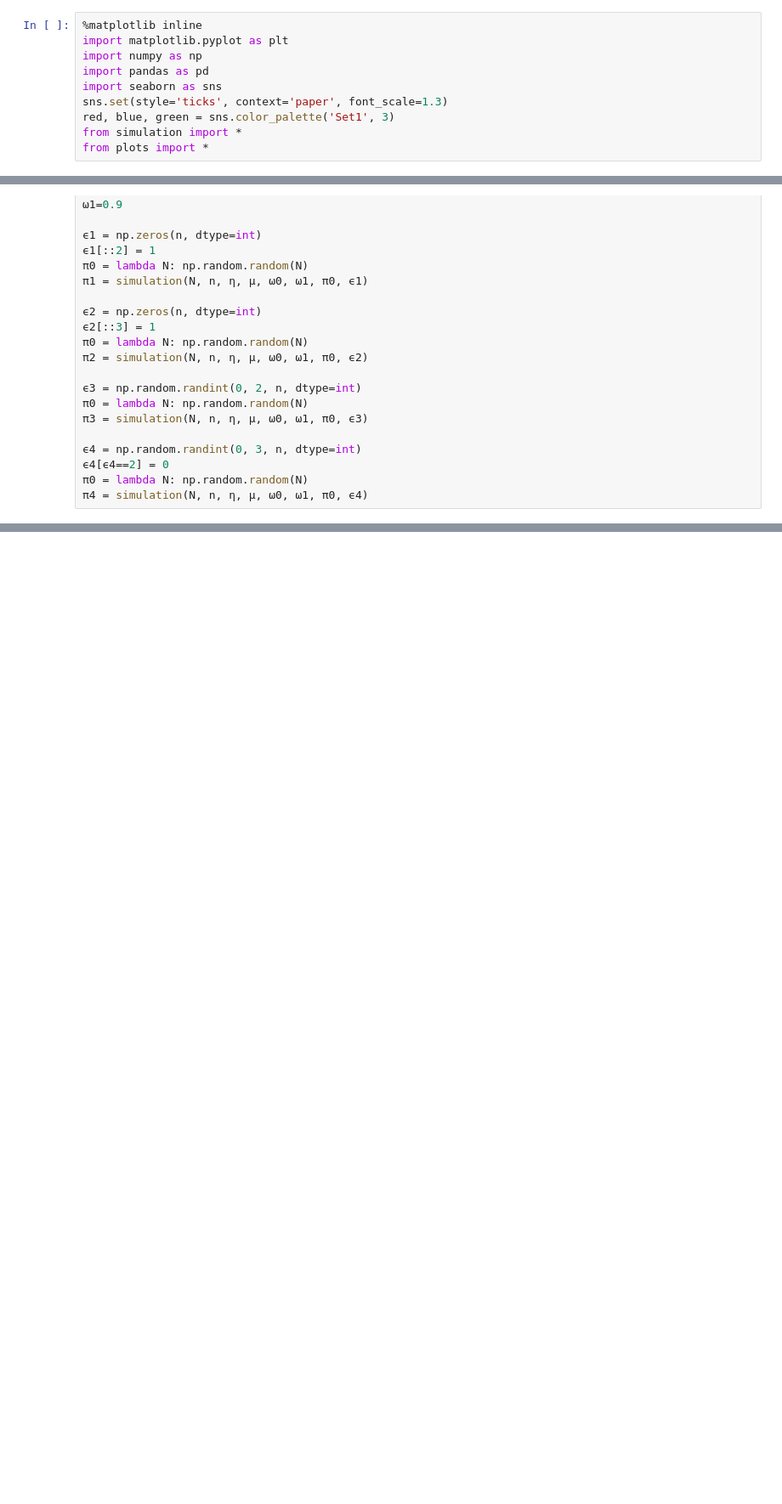
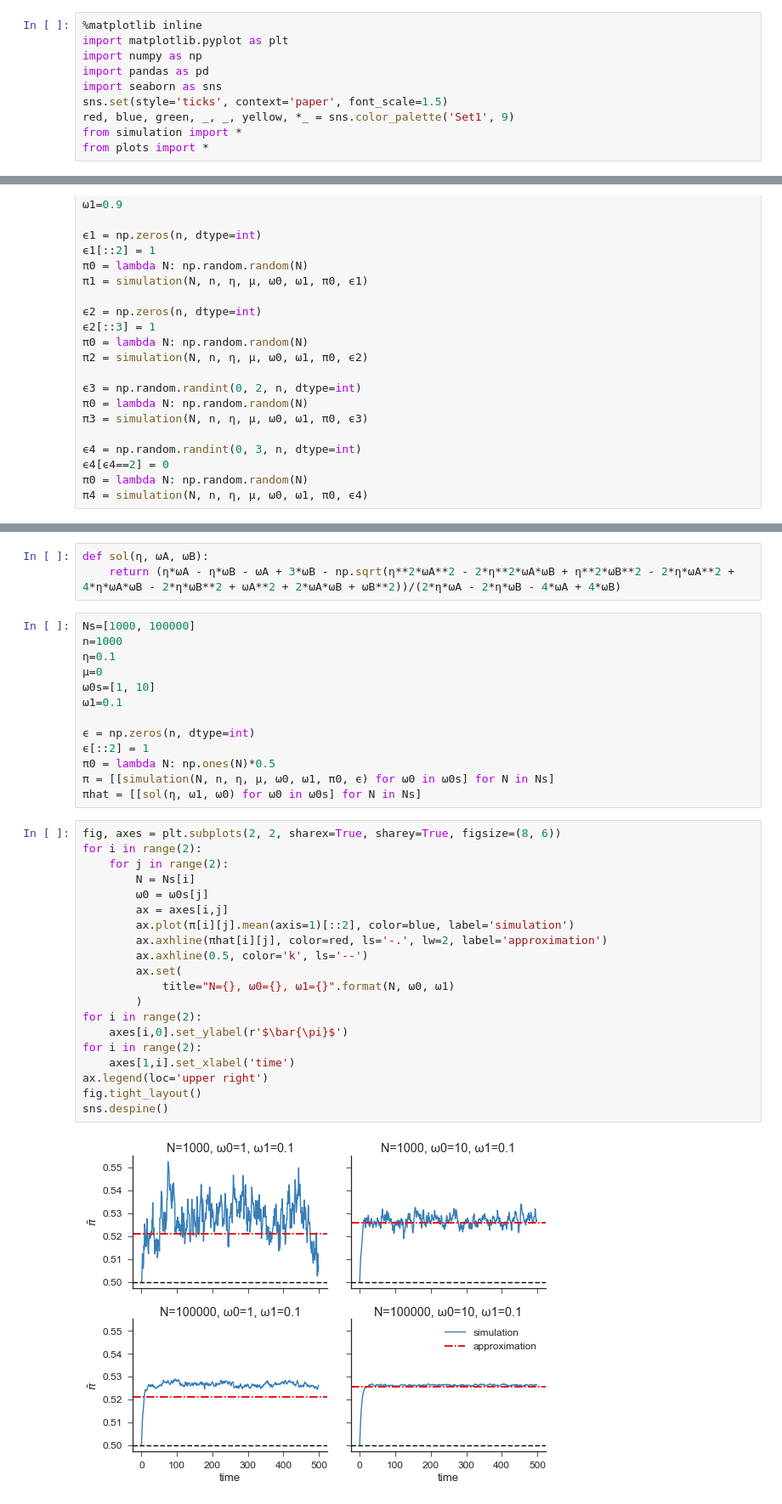
Before and after one commit to yoavram/Milpitas, a Jupyter notebook: simulation.ipynb, the cells around one changed output, grey strips where cells are left out. Shown at 85% size. Drawn from its saved outputs; the diff is of its cells as text; blank space fills up the shorter version.

Commit message:
connected WF with Uri's approx

```diff
--- a/simulation.ipynb
+++ b/simulation.ipynb
@@ -17,8 +17,8 @@ import matplotlib.pyplot as plt
 import numpy as np
 import pandas as pd
 import seaborn as sns
-sns.set(style='ticks', context='paper', font_scale=1.3)
-red, blue, green = sns.color_palette('Set1', 3)
+sns.set(style='ticks', context='paper', font_scale=1.5)
+red, blue, green, _, _, yellow, *_ = sns.color_palette('Set1', 9)
 from simulation import *
 from plots import *
 # %% [markdown]
@@ -377,0 +385,38 @@ plt.savefig('figures/periodic_environment.pdf')
+# %%
+def sol(η, ωA, ωB):
+    return (η*ωA - η*ωB - ωA + 3*ωB - np.sqrt(η**2*ωA**2 - 2*η**2*ωA*ωB + η**2*ωB**2 - 2*η*ωA**2 + 4*η*ωA*ωB - 2*η*ωB**2 + ωA**2 + 2*ωA*ωB + ωB**2))/(2*η*ωA - 2*η*ωB - 4*ωA + 4*ωB)
+# %%
+Ns=[1000, 100000]
+n=1000
+η=0.1
+μ=0
+ω0s=[1, 10]
+ω1=0.1
+
+ϵ = np.zeros(n, dtype=int)
+ϵ[::2] = 1
+π0 = lambda N: np.ones(N)*0.5
+π = [[simulation(N, n, η, μ, ω0, ω1, π0, ϵ) for ω0 in ω0s] for N in Ns]
+πhat = [[sol(η, ω1, ω0) for ω0 in ω0s] for N in Ns]
+# %%
+fig, axes = plt.subplots(2, 2, sharex=True, sharey=True, figsize=(8, 6))
+for i in range(2):
+    for j in range(2):
+        N = Ns[i]
+        ω0 = ω0s[j]
+        ax = axes[i,j]
+        ax.plot(π[i][j].mean(axis=1)[::2], color=blue, label='simulation')
+        ax.axhline(πhat[i][j], color=red, ls='-.', lw=2, label='approximation')
+        ax.axhline(0.5, color='k', ls='--')
+        ax.set(
+            title="N={}, ω0={}, ω1={}".format(N, ω0, ω1)
+        )
+for i in range(2):
+    axes[i,0].set_ylabel(r'$\bar{\pi}$')
+for i in range(2):
+    axes[1,i].set_xlabel('time')
+ax.legend(loc='upper right')
+fig.tight_layout()
+sns.despine()
+# %% [output]
+[figure, added]
```
Also changed, not shown: parts of 2 cells of this notebook, 2 other files.
